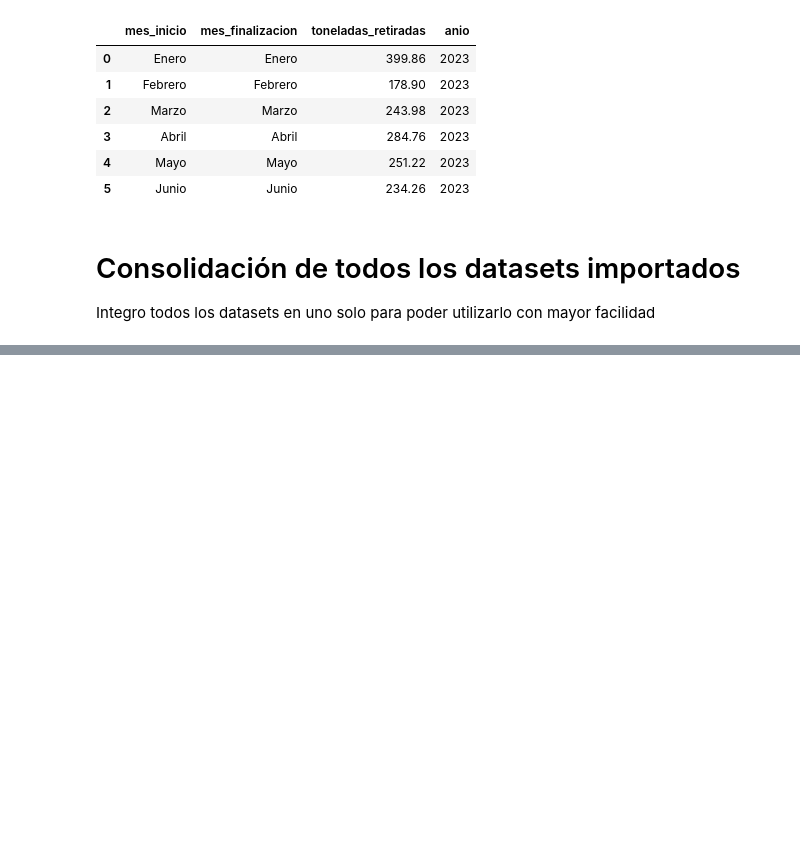
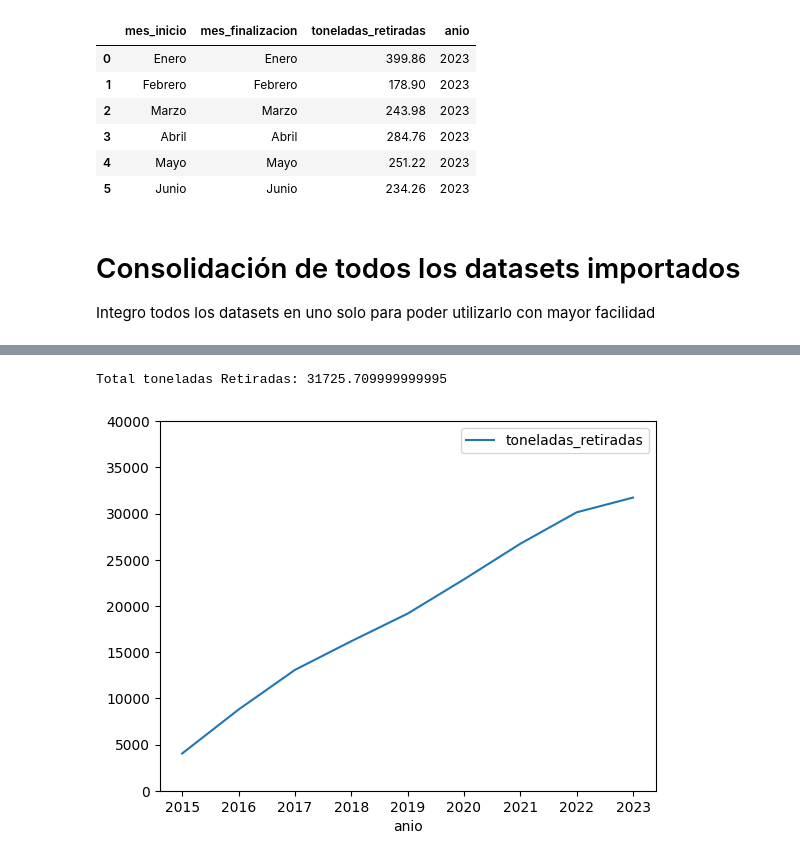
Before and after one commit to ermolinaj/unipe_ep_final_s1_2024, a Jupyter notebook: matanza_riachuelo_river_demographic_analysis.ipynb, the cells around one changed output, grey strips where cells are left out. Saved outputs shown, nothing was run; the diff lists cells and outputs as text; code cells hidden in the pictures; blank space fills up the shorter version.

```diff
--- a/matanza_riachuelo_river_demographic_analysis.ipynb
+++ b/matanza_riachuelo_river_demographic_analysis.ipynb
@@ -123,0 +155,8 @@ tons_of_waste
+# %%
+accumulated_tons_of_waste_cleansed_by_year = tons_of_waste_cleansed_by_year.copy()
+
+for i in range(accumulated_tons_of_waste_cleansed_by_year.size):
+    if i > 0:
+        accumulated_tons_of_waste_cleansed_by_year.iloc[i] = accumulated_tons_of_waste_cleansed_by_year.iloc[i] + accumulated_tons_of_waste_cleansed_by_year.iloc[i-1]
+
+tons_of_waste_cleansed_by_year
@@ -123,0 +175,9 @@ tons_of_waste
+# %%
+accumulated_tons_of_waste_cleansed_by_year.plot()
+ax = plt.gca()
+ax.set_ylim([0, 40000])
+
+print(f"Total toneladas Retiradas: {accumulated_tons_of_waste_cleansed_by_year.iloc[-1].toneladas_retiradas}")
+# %% [output]
+Total toneladas Retiradas: 31725.709999999995
+[figure, added]
```
Also changed, not shown: parts of 9 cells of this notebook, 4 other files.
